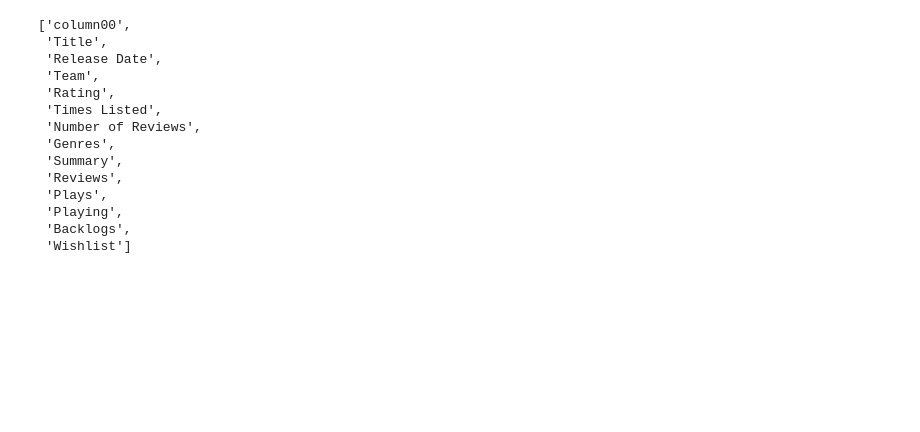
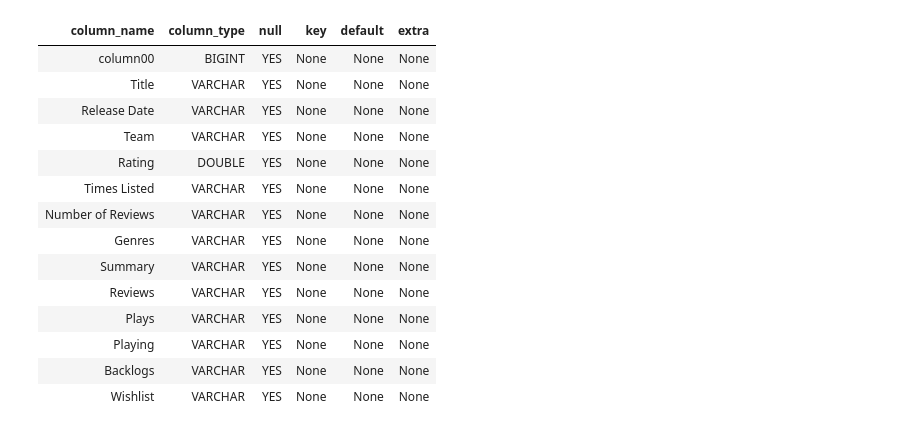
Before and after one commit to psanchez1982/test_duckdb, a Jupyter notebook: videogames.ipynb, the cells around one changed output. Drawn from its saved outputs; the diff is of its cells as text; code cells hidden in the pictures; blank space fills up the shorter version.

```diff
--- a/videogames.ipynb
+++ b/videogames.ipynb
@@ -4,22 +13,24 @@ import pandas
 # %%
 df_games = duckdb.query("SELECT * FROM 'games.csv'")
-# %%
-df_games.columns
-# %% [output]
-['column00',
- 'Title',
- 'Release Date',
- 'Team',
- 'Rating',
- 'Times Listed',
- 'Number of Reviews',
- 'Genres',
- 'Summary',
- 'Reviews',
- 'Plays',
- 'Playing',
- 'Backlogs',
- 'Wishlist']
+# %%
+%%sql
+DESCRIBE select * from df_games
+# %% [output]
+| column_name | column_type | null | key | default | extra |
+| column00 | BIGINT | YES | None | None | None |
+| Title | VARCHAR | YES | None | None | None |
+| Release Date | VARCHAR | YES | None | None | None |
+| Team | VARCHAR | YES | None | None | None |
+| Rating | DOUBLE | YES | None | None | None |
+| Times Listed | VARCHAR | YES | None | None | None |
+| Number of Reviews | VARCHAR | YES | None | None | None |
+| Genres | VARCHAR | YES | None | None | None |
+| Summary | VARCHAR | YES | None | None | None |
+| Reviews | VARCHAR | YES | None | None | None |
+| Plays | VARCHAR | YES | None | None | None |
+| Playing | VARCHAR | YES | None | None | None |
+| Backlogs | VARCHAR | YES | None | None | None |
+| Wishlist | VARCHAR | YES | None | None | None |
 # %%
 df_games_processed =  duckdb.query("""SELECT *,
                  RIGHT(\"Release Date\",4) as Year,
```
Also changed, not shown: parts of 10 cells of this notebook, 45 other files.
